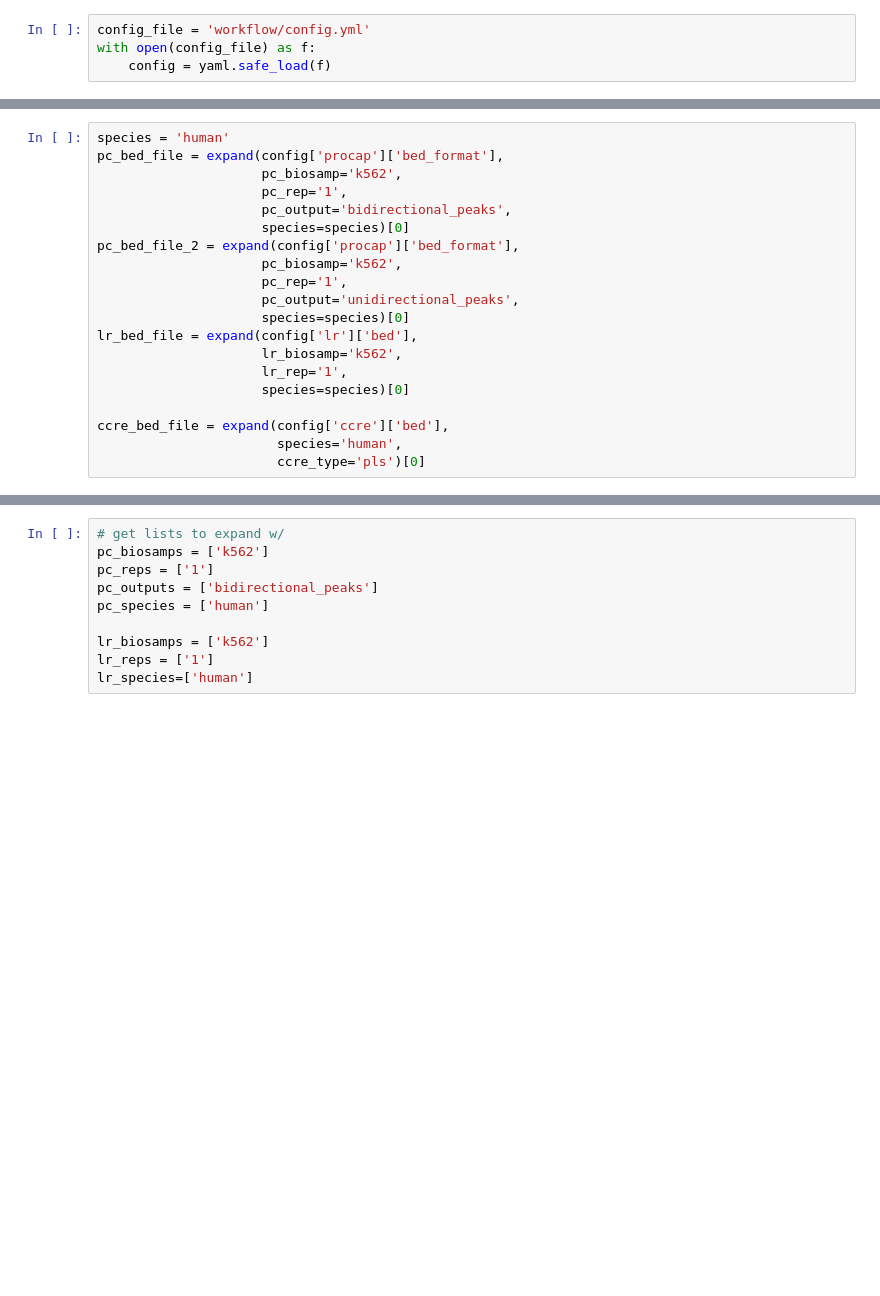
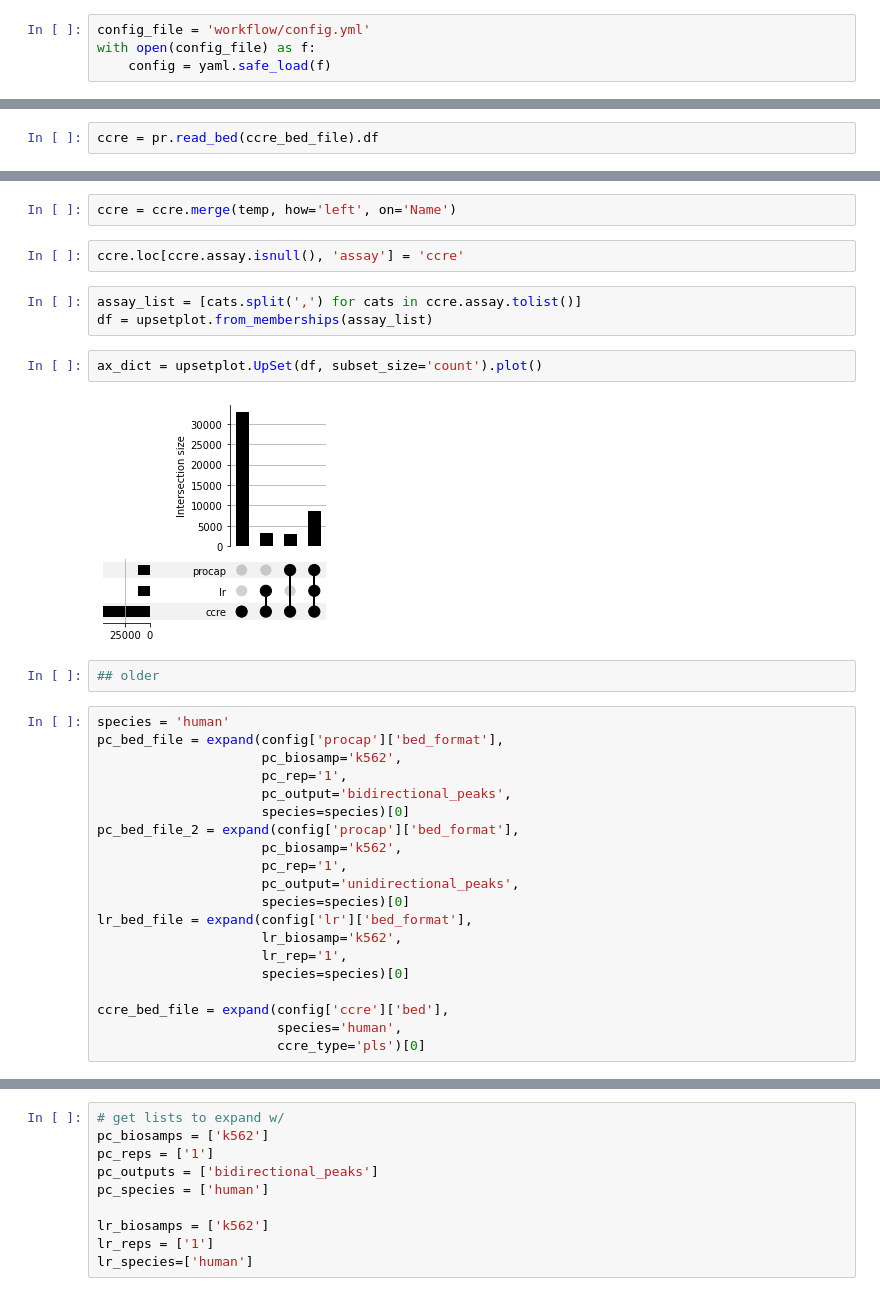
Before and after one commit to fairliereese/encode_promoters, a Jupyter notebook: intersect_dev.ipynb, the cells around one changed output, grey strips where cells are left out. Drawn from its saved outputs; the diff is of its cells as text; blank space fills up the shorter version.

```diff
--- a/intersect_dev.ipynb
+++ b/intersect_dev.ipynb
@@ -14,0 +94,2 @@ with open(config_file) as f:
+# %%
+ccre = pr.read_bed(ccre_bed_file).df
@@ -15,3 +114,16 @@ with open(config_file) as f:
+# %%
+ccre = ccre.merge(temp, how='left', on='Name')
+# %%
+ccre.loc[ccre.assay.isnull(), 'assay'] = 'ccre'
+# %%
+assay_list = [cats.split(',') for cats in ccre.assay.tolist()]
+df = upsetplot.from_memberships(assay_list)
+# %%
+ax_dict = upsetplot.UpSet(df, subset_size='count').plot()
+# %% [output]
+[figure, added]
+# %%
+## older
 # %%
 species = 'human'
 pc_bed_file = expand(config['procap']['bed_format'],
@@ -24,7 +136,7 @@ pc_bed_file_2 = expand(config['procap']['bed_format'],
                      pc_rep='1',
                      pc_output='unidirectional_peaks',
                      species=species)[0]
-lr_bed_file = expand(config['lr']['bed'],
+lr_bed_file = expand(config['lr']['bed_format'],
                      lr_biosamp='k562',
                      lr_rep='1',
                      species=species)[0]
```
Also changed, not shown: parts of 13 cells of this notebook, 4 other files.
